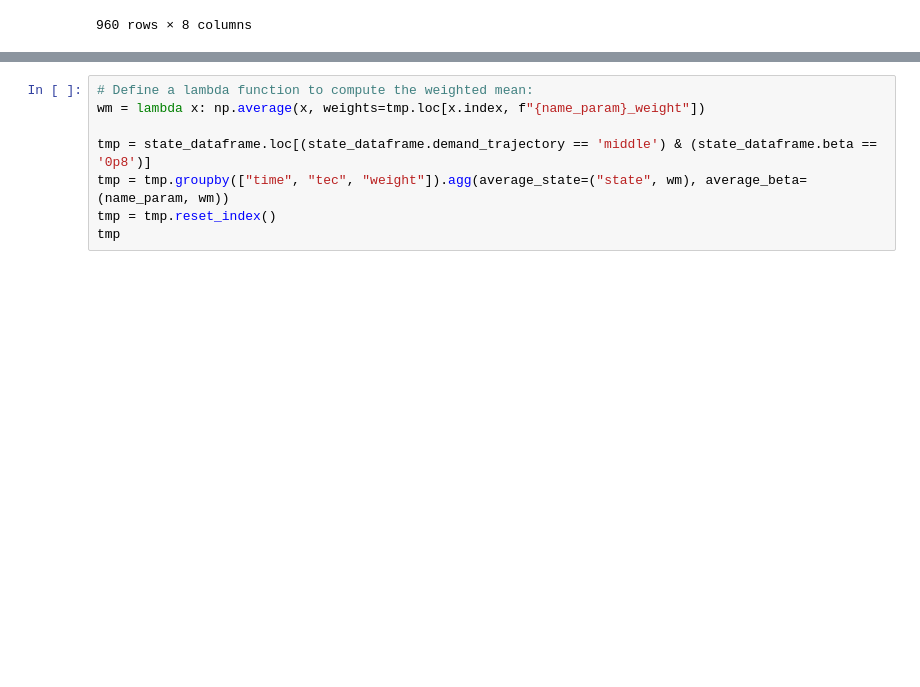
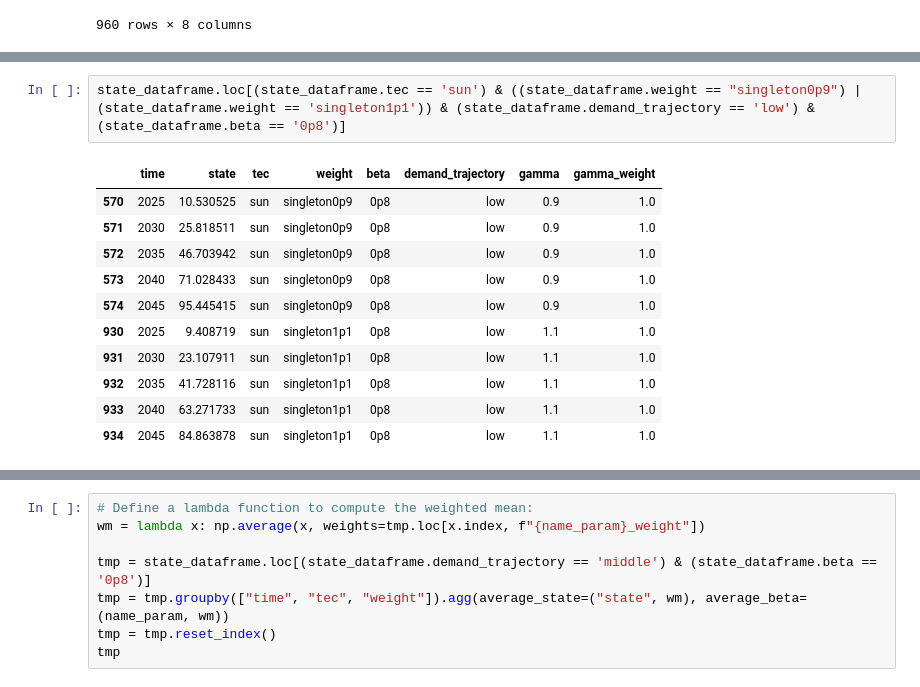
Before and after one commit to celiaescribe/investment_model_heterogeneity, a Jupyter notebook: plots_heterogeneity.ipynb, the cells around one changed output, grey strips where cells are left out. Saved outputs shown, nothing was run; the diff lists cells and outputs as text; blank space fills up the shorter version.

```diff
--- a/plots_heterogeneity.ipynb
+++ b/plots_heterogeneity.ipynb
@@ -328,0 +347,14 @@ state_dataframe
+# %%
+state_dataframe.loc[(state_dataframe.tec == 'sun') & ((state_dataframe.weight == "singleton0p9") | (state_dataframe.weight == 'singleton1p1')) & (state_dataframe.demand_trajectory == 'low') & (state_dataframe.beta == '0p8')]
+# %% [output]
+|  | time | state | tec | weight | beta | demand_trajectory | gamma | gamma_weight |
+| 570 | 2025 | 10.530525 | sun | singleton0p9 | 0p8 | low | 0.9 | 1.0 |
+| 571 | 2030 | 25.818511 | sun | singleton0p9 | 0p8 | low | 0.9 | 1.0 |
+| 572 | 2035 | 46.703942 | sun | singleton0p9 | 0p8 | low | 0.9 | 1.0 |
+| 573 | 2040 | 71.028433 | sun | singleton0p9 | 0p8 | low | 0.9 | 1.0 |
+| 574 | 2045 | 95.445415 | sun | singleton0p9 | 0p8 | low | 0.9 | 1.0 |
+| 930 | 2025 | 9.408719 | sun | singleton1p1 | 0p8 | low | 1.1 | 1.0 |
+| 931 | 2030 | 23.107911 | sun | singleton1p1 | 0p8 | low | 1.1 | 1.0 |
+| 932 | 2035 | 41.728116 | sun | singleton1p1 | 0p8 | low | 1.1 | 1.0 |
+| 933 | 2040 | 63.271733 | sun | singleton1p1 | 0p8 | low | 1.1 | 1.0 |
+| 934 | 2045 | 84.863878 | sun | singleton1p1 | 0p8 | low | 1.1 | 1.0 |
```
Also changed, not shown: parts of 10 cells of this notebook.
